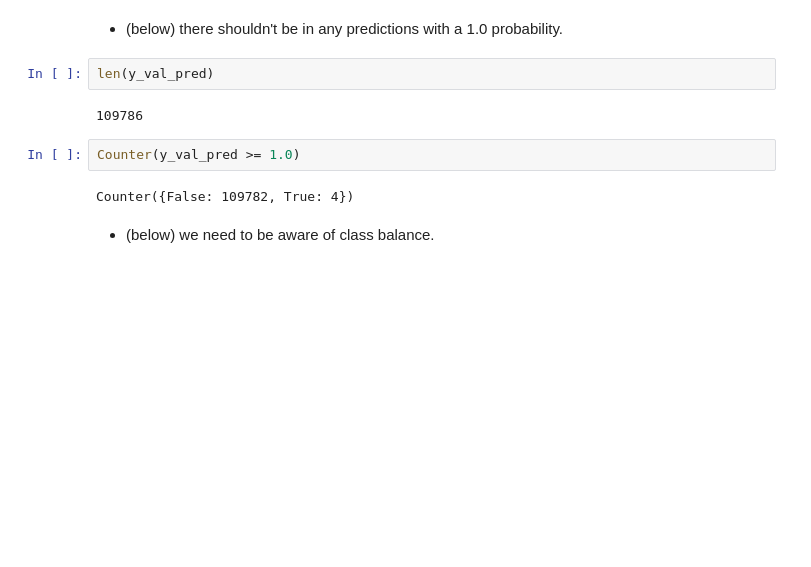
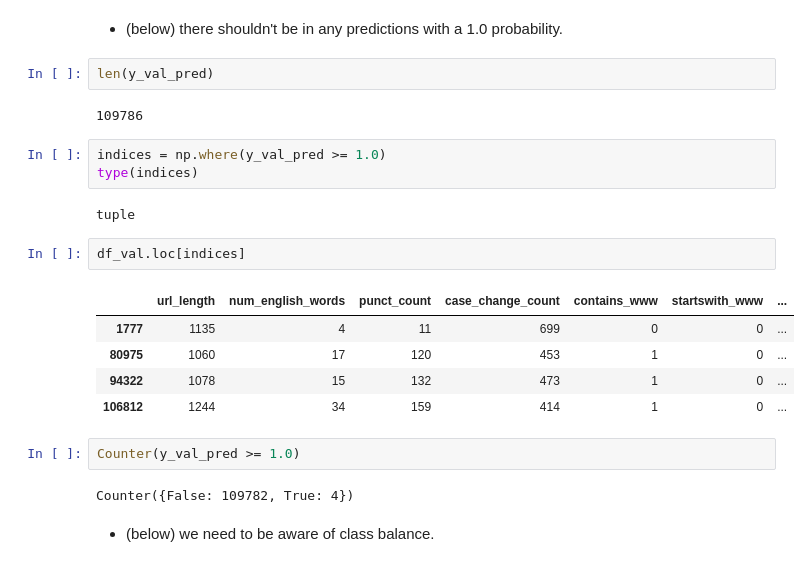
Before and after one commit to Jon-Does-Stats/ML_Phishing_Detection, a Jupyter notebook: Phishing_Detection.ipynb, the cells around one changed output. Saved outputs shown, nothing was run; the diff lists cells and outputs as text; blank space fills up the shorter version.

```diff
--- a/Phishing_Detection.ipynb
+++ b/Phishing_Detection.ipynb
@@ -736,6 +745,19 @@ df_pred[(df_pred['correct'] == True) & (df_pred['prediction'] == 1)]
 len(y_val_pred)
 # %% [output]
 109786
+# %%
+indices = np.where(y_val_pred >= 1.0)
+type(indices)
+# %% [output]
+tuple
+# %%
+df_val.loc[indices]
+# %% [output]
+|  | url_length | num_english_words | punct_count | case_change_count | contains_www | startswith_www | ... |
+| 1777 | 1135 | 4 | 11 | 699 | 0 | 0 | ... |
+| 80975 | 1060 | 17 | 120 | 453 | 1 | 0 | ... |
+| 94322 | 1078 | 15 | 132 | 473 | 1 | 0 | ... |
+| 106812 | 1244 | 34 | 159 | 414 | 1 | 0 | ... |
 # %%
 Counter(y_val_pred >= 1.0)
 # %% [output]
```
Also changed, not shown: parts of 12 cells of this notebook.
